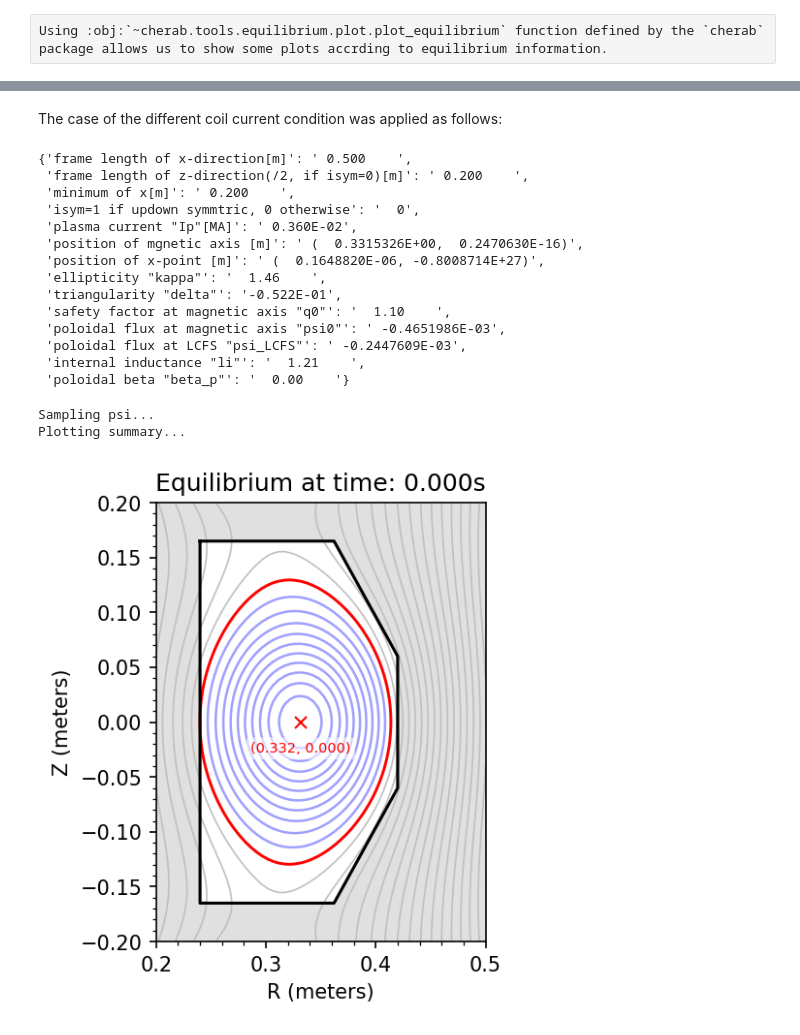
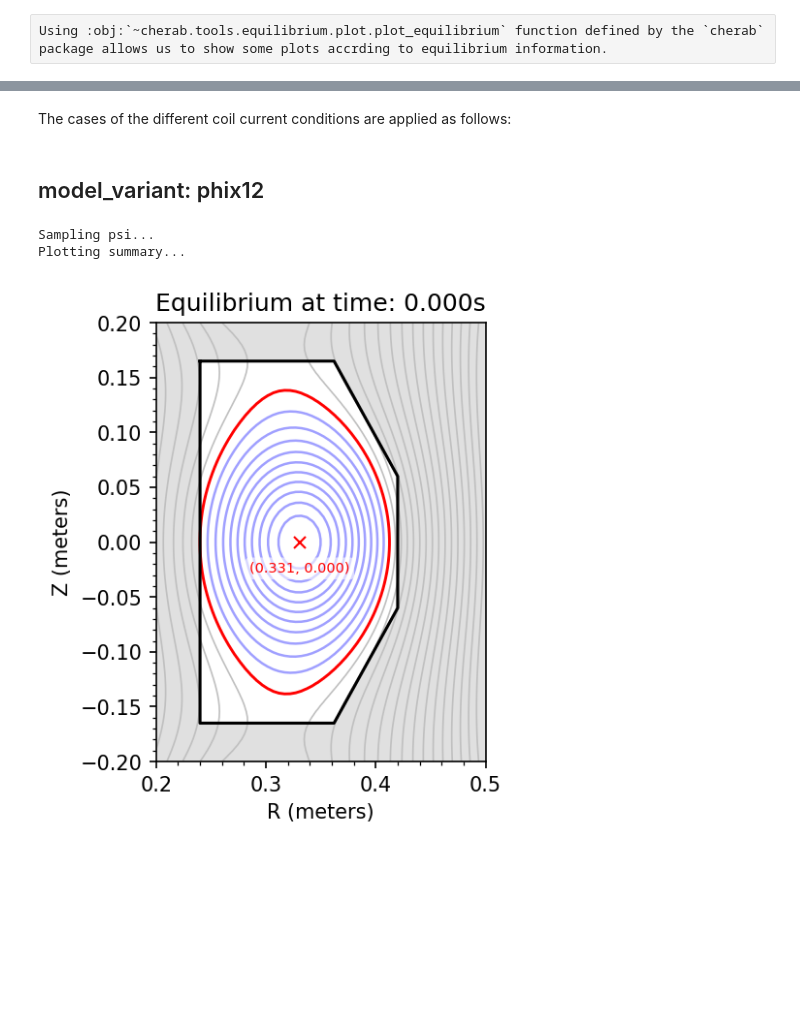
Before and after one commit to munechika-koyo/cherab_phix, a Jupyter notebook: docs/notebooks/plasma/equilibrium.ipynb, the cells around one changed output, grey strips where cells are left out. Saved outputs shown, nothing was run; the diff lists cells and outputs as text; code cells hidden in the pictures; blank space fills up the shorter version.

Commit message:
[update] apply new function to all other modules

```diff
--- a/docs/notebooks/plasma/equilibrium.ipynb
+++ b/docs/notebooks/plasma/equilibrium.ipynb
@@ -57,26 +25,12 @@ Plotting details...
 # %% [markdown]
-The case of the different coil current condition was applied as follows:
+The cases of the different coil current conditions are applied as follows:
-# %%
-eq2 = TSCEquilibrium(folder="phix14")
-eq2.header
-# %% [output]
-{'frame length of x-direction[m]': ' 0.500    ',
- 'frame length of z-direction(/2, if isym=0)[m]': ' 0.200    ',
- 'minimum of x[m]': ' 0.200    ',
- 'isym=1 if updown symmtric, 0 otherwise': '  0',
- 'plasma current "Ip"[MA]': ' 0.360E-02',
- 'position of mgnetic axis [m]': ' (  0.3315326E+00,  0.2470630E-16)',
- 'position of x-point [m]': ' (  0.1648820E-06, -0.8008714E+27)',
- 'ellipticity "kappa"': '  1.46    ',
- 'triangularity "delta"': '-0.522E-01',
- 'safety factor at magnetic axis "q0"': '  1.10    ',
- 'poloidal flux at magnetic axis "psi0"': ' -0.4651986E-03',
- 'poloidal flux at LCFS "psi_LCFS"': ' -0.2447609E-03',
- 'internal inductance "li"': '  1.21    ',
- 'poloidal beta "beta_p"': '  0.00    '}
-# %%
-plot_equilibrium(eq2, resolution=0.005)
-# %% [output]
-Sampling psi...
-Plotting summary...
-[figure, removed]
+# %% [markdown]
+model_variant: phix12
+---
+# %%
+eq = import_equilibrium(model_variant="phix12")
+plot_equilibrium(eq, resolution=0.005)
+# %% [output]
+Sampling psi...
+Plotting summary...
+[figure, added]
```
Also changed, not shown: parts of 10 cells of this notebook, 14 other files.
